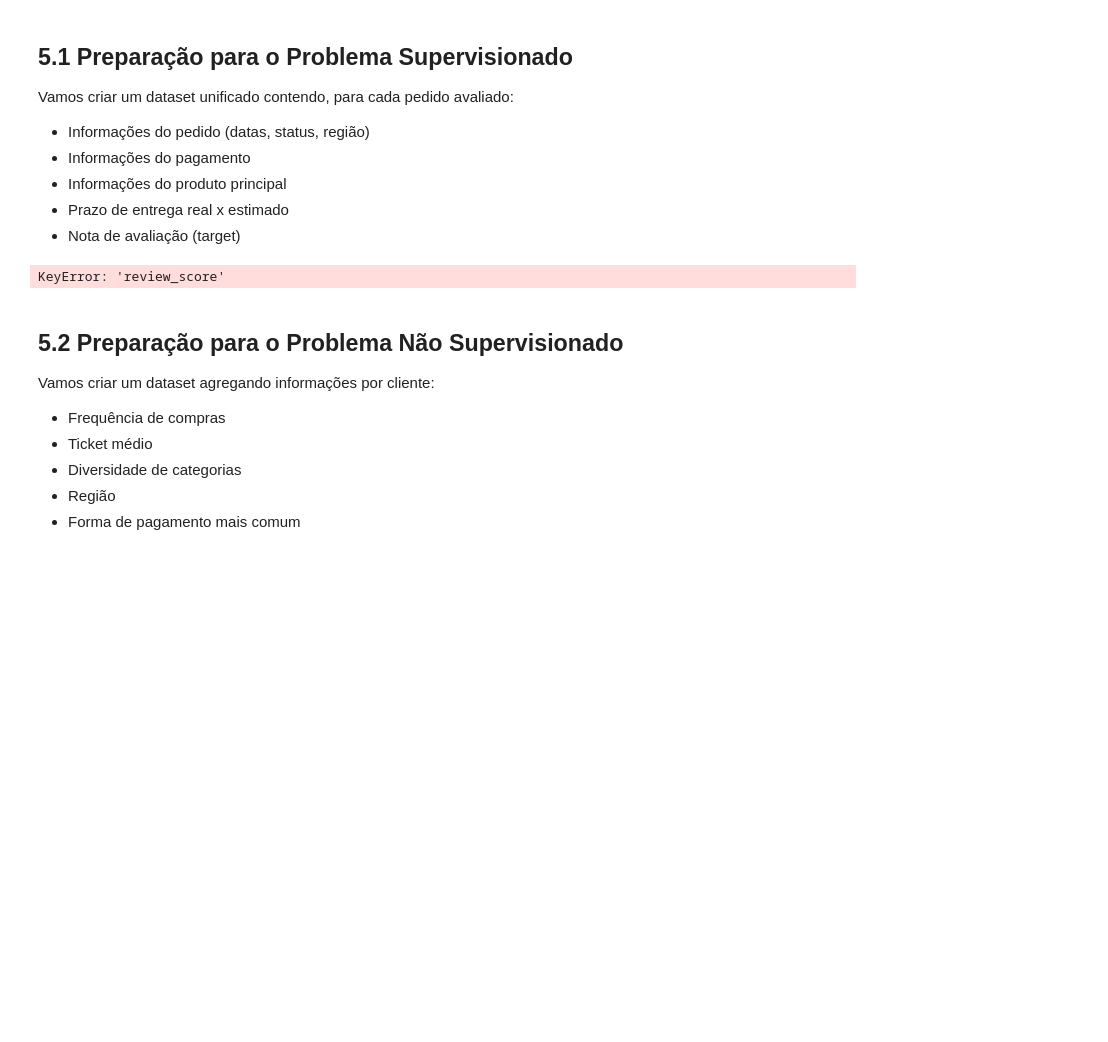
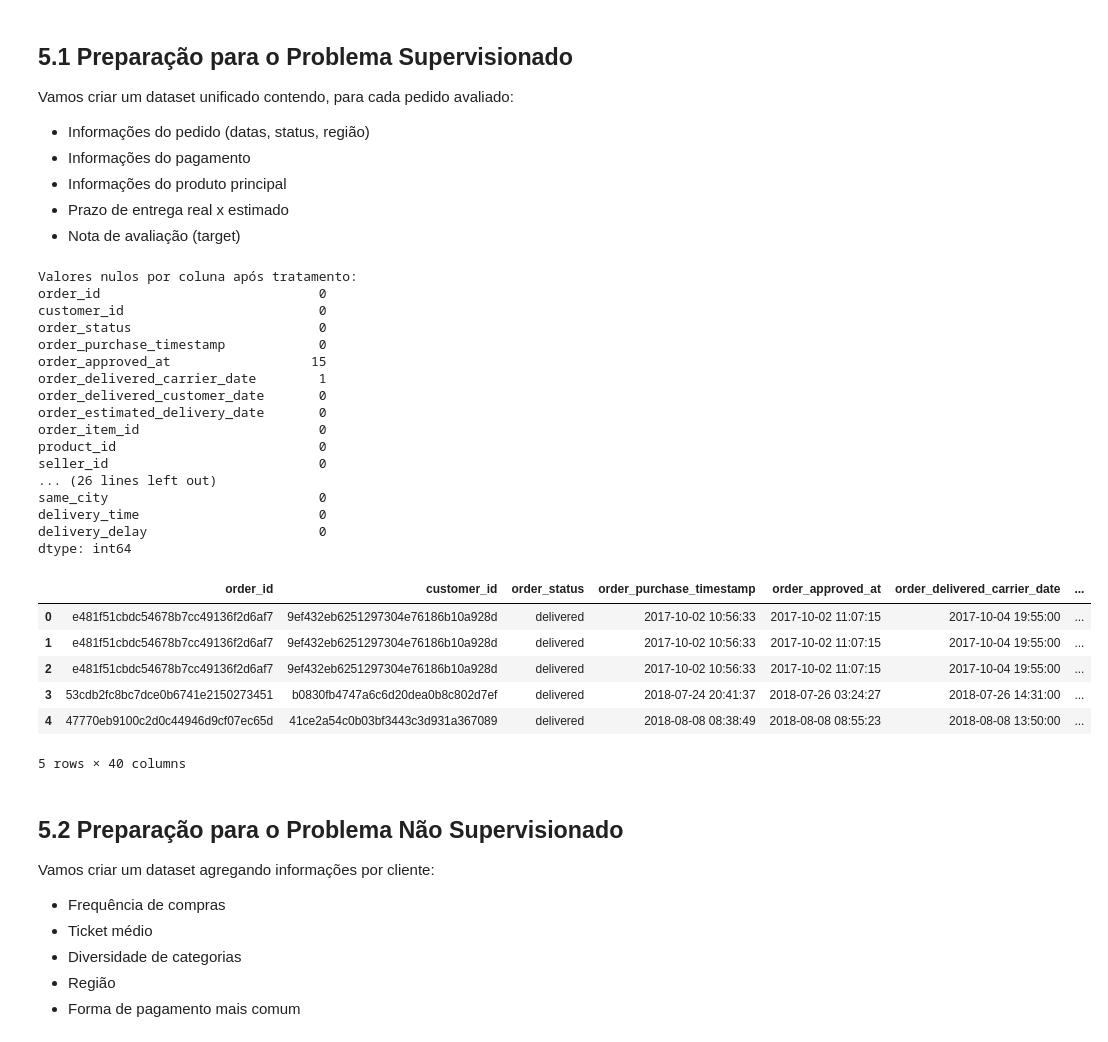
Before and after one commit to skaduhs5232/machine-learning-av2, a Jupyter notebook: main.ipynb, the cells around one changed output. Cells and saved outputs as stored; diff of their text form; code cells hidden in the pictures; blank space fills up the shorter version.

```diff
--- a/main.ipynb
+++ b/main.ipynb
@@ -367,11 +369,12 @@ Vamos criar um dataset unificado contendo, para cada pedido avaliado:
 # Preparação para o problema de previsão de tempo de entrega
 # 1. Juntar as tabelas necessárias
 df_sup = orders_clean.merge(order_items, on='order_id')
+df_sup = df_sup.merge(payments, on='order_id', how='left')  # Adiciona informações de pagamento
 df_sup = df_sup.merge(products, on='product_id', how='left')
+df_sup = df_sup.merge(category_translation, left_on='product_category_name', right_on='product_category_name', how='left')  # Adiciona coluna em inglês
 df_sup = df_sup.merge(sellers[['seller_id', 'seller_city', 'seller_state']], on='seller_id', how='left')
 df_sup = df_sup.merge(customers[['customer_id', 'customer_city', 'customer_state']], on='customer_id', how='left')
-df_sup = df_sup.merge(reviews[['order_id', 'review_score']], on='order_id', how='left')
-df_sup = df_sup.merge(reviews[['order_id', 'review_score']], on='order_id', how='left')  # Adding reviews merge
+df_sup = df_sup.merge(reviews[['order_id', 'review_score']], on='order_id', how='left')  # apenas um merge
 
 # 2. Calcular a média de entrega por vendedor
 seller_orders = orders_clean.merge(order_items[['order_id', 'seller_id']], on='order_id')
@@ -390,44 +393,87 @@ df_sup = df_sup.merge(state_performance, on='customer_state', how='left')
 # 4. Feature engineering para informações do produto
 df_sup['product_volume_cm3'] = df_sup['product_length_cm'] * df_sup['product_height_cm'] * df_sup['product_width_cm']
 df_sup['product_density'] = df_sup['product_weight_g'] / df_sup['product_volume_cm3']
 
 # 5. Feature engineering para distância (usando cidade/estado como proxy)
 df_sup['same_state'] = (df_sup['seller_state'] == df_sup['customer_state']).astype(int)
 df_sup['same_city'] = (df_sup['seller_city'] == df_sup['customer_city']).astype(int)
 
-# Handle missing review scores with mean value
-df_sup['review_score'] = df_sup['review_score'].fillna(df_sup['review_score'].mean())
-
 # Feature engineering: prazo de entrega real x estimado (em dias)
 df_sup['delivery_time'] = (df_sup['order_delivered_customer_date'] - df_sup['order_purchase_timestamp']).dt.days
 df_sup['delivery_delay'] = (df_sup['order_delivered_customer_date'] - df_sup['order_estimated_delivery_date']).dt.days
+
+# Agora sim, tratar review_score (garantindo que existe)
+if 'review_score' in df_sup.columns:
+    df_sup['review_score'] = df_sup['review_score'].fillna(df_sup['review_score'].mean())
 
 # Remoção de valores nulos em todos os campos importantes
 df_sup = df_sup.dropna(subset=['review_score', 'delivery_time', 'delivery_delay'])
 
 # Preencher valores nulos nas categorias com valores de substituição adequados
-df_sup['product_category_name_english'] = df_sup['product_category_name_english'].fillna('unknown')
-df_sup['customer_state'] = df_sup['customer_state'].fillna(df_sup['customer_state'].mode()[0])
-df_sup['payment_type'] = df_sup['payment_type'].fillna(df_sup['payment_type'].mode()[0])
-df_sup['order_status'] = df_sup['order_status'].fillna('delivered')  # Assumindo que todos os pedidos com revisão foram entregues
+if 'product_category_name_english' in df_sup.columns:
+    df_sup['product_category_name_english'] = df_sup['product_category_name_english'].fillna('unknown')
+if 'customer_state' in df_sup.columns:
+    df_sup['customer_state'] = df_sup['customer_state'].fillna(df_sup['customer_state'].mode()[0])
+if 'payment_type' in df_sup.columns:
+    df_sup['payment_type'] = df_sup['payment_type'].fillna(df_sup['payment_type'].mode()[0])
+if 'order_status' in df_sup.columns:
+    df_sup['order_status'] = df_sup['order_status'].fillna('delivered')  # Assumindo que todos os pedidos com revisão foram entregues
 
 # Preencher valores nulos nas variáveis numéricas com a mediana
-df_sup['payment_value'] = df_sup['payment_value'].fillna(df_sup['payment_value'].median())
+if 'payment_value' in df_sup.columns:
+    df_sup['payment_value'] = df_sup['payment_value'].fillna(df_sup['payment_value'].median())
 
 # Selecionar features finais para modelagem
 features_sup = [
     'payment_value', 'payment_type', 'customer_state', 'product_category_name_english',
-    'delivery_time', 'delivery_delay', 'order_status', 'review_score'
+    'delivery_time', 'delivery_delay', 'order_status', 'review_score',
+    'product_weight_g',      # Adicionada para regressão
+    'product_length_cm',     # Adicionada para regressão
+    'product_height_cm',     # Adicionada para regressão
+    'product_width_cm',      # Adicionada para regressão
+    'freight_value',         # Adicionada para regressão
+    'product_volume_cm3',    # Adicionada para regressão
+    'product_density',       # Adicionada para regressão
+    'seller_avg_delivery_time', # Adicionada para regressão
+    'state_avg_delivery_time',  # Adicionada para regressão
+    'same_state',               # Adicionada para regressão
+    'same_city'                 # Adicionada para regressão
 ]
-df_sup = df_sup[features_sup]
+# A linha abaixo foi comentada pois a filtragem específica de colunas
+# deve acontecer dentro dos pipelines de cada modelo, se necessário,
+# ou ao preparar X_class e X_reg separadamente.
+# df_sup = df_sup[features_sup]
 
 # Verificar se ainda existem valores nulos
 print("Valores nulos por coluna após tratamento:")
 print(df_sup.isnull().sum())
 
 df_sup.head()
 # %% [output]
-KeyError: 'review_score'
+Valores nulos por coluna após tratamento:
+order_id                            0
+customer_id                         0
+order_status                        0
+order_purchase_timestamp            0
+order_approved_at                  15
+order_delivered_carrier_date        1
+order_delivered_customer_date       0
+order_estimated_delivery_date       0
+order_item_id                       0
+product_id                          0
+seller_id                           0
+... (26 lines left out)
+same_city                           0
+delivery_time                       0
+delivery_delay                      0
+dtype: int64
+|  | order_id | customer_id | order_status | order_purchase_timestamp | order_approved_at | order_delivered_carrier_date | ... |
+| 0 | e481f51cbdc54678b7cc49136f2d6af7 | 9ef432eb6251297304e76186b10a928d | delivered | 2017-10-02 10:56:33 | 2017-10-02 11:07:15 | 2017-10-04 19:55:00 | ... |
+| 1 | e481f51cbdc54678b7cc49136f2d6af7 | 9ef432eb6251297304e76186b10a928d | delivered | 2017-10-02 10:56:33 | 2017-10-02 11:07:15 | 2017-10-04 19:55:00 | ... |
+| 2 | e481f51cbdc54678b7cc49136f2d6af7 | 9ef432eb6251297304e76186b10a928d | delivered | 2017-10-02 10:56:33 | 2017-10-02 11:07:15 | 2017-10-04 19:55:00 | ... |
+| 3 | 53cdb2fc8bc7dce0b6741e2150273451 | b0830fb4747a6c6d20dea0b8c802d7ef | delivered | 2018-07-24 20:41:37 | 2018-07-26 03:24:27 | 2018-07-26 14:31:00 | ... |
+| 4 | 47770eb9100c2d0c44946d9cf07ec65d | 41ce2a54c0b03bf3443c3d931a367089 | delivered | 2018-08-08 08:38:49 | 2018-08-08 08:55:23 | 2018-08-08 13:50:00 | ... |
+5 rows × 40 columns
 # %% [markdown]
 ## 5.2 Preparação para o Problema Não Supervisionado
 
```
Also changed, not shown: parts of 13 cells of this notebook, 1 other file.
